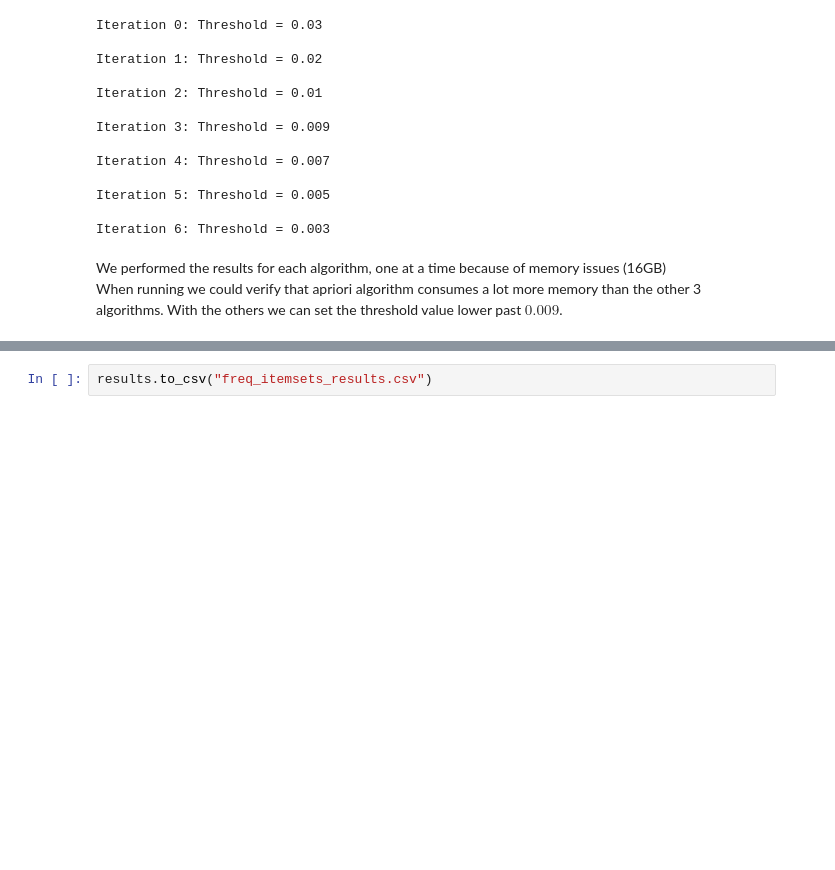
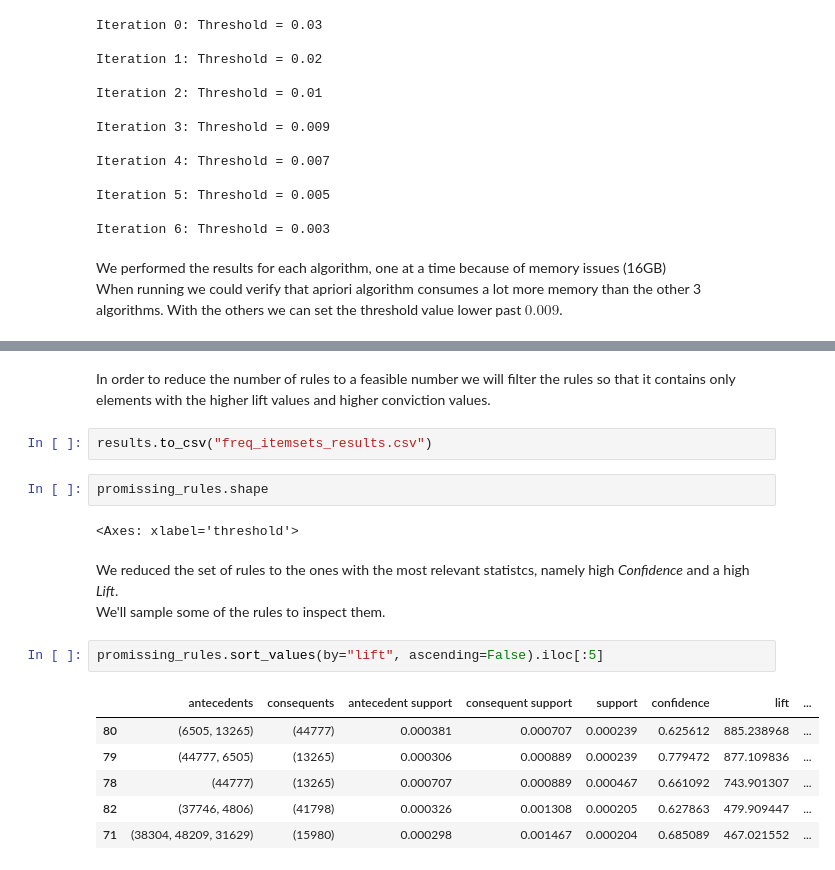
Before and after one commit to joelpoliveira/DataMiningCourse, a Jupyter notebook: Projeto/HA_2/main.ipynb, the cells around one changed output, grey strips where cells are left out. Drawn from its saved outputs; the diff is of its cells as text; blank space fills up the shorter version.

```diff
--- a/Projeto/HA_2/main.ipynb
+++ b/Projeto/HA_2/main.ipynb
@@ -152,2 +212,22 @@ results
+# %% [markdown]
+In order to reduce the number of rules to a feasible number we will filter the rules so that it contains only elements with the higher lift values and higher conviction values.
 # %%
 results.to_csv("freq_itemsets_results.csv")
+# %%
+promissing_rules.shape
+# %% [output]
+<Axes: xlabel='threshold'>
+# %% [markdown]
+We reduced the set of rules to the ones with the most relevant statistcs, namely high *Confidence* and a high *Lift*. <br>
+We'll sample some of the rules to inspect them.
+
+[comment]: <> (We can see that the rules *$54, 55, 57$* are similar. This could indicate that the itemset that leads to purchasing product $28459$ is some subset of those antecedents.)
+# %%
+promissing_rules.sort_values(by="lift", ascending=False).iloc[:5]
+# %% [output]
+|  | antecedents | consequents | antecedent support | consequent support | support | confidence | lift | ... |
+| 80 | (6505, 13265) | (44777) | 0.000381 | 0.000707 | 0.000239 | 0.625612 | 885.238968 | ... |
+| 79 | (44777, 6505) | (13265) | 0.000306 | 0.000889 | 0.000239 | 0.779472 | 877.109836 | ... |
+| 78 | (44777) | (13265) | 0.000707 | 0.000889 | 0.000467 | 0.661092 | 743.901307 | ... |
+| 82 | (37746, 4806) | (41798) | 0.000326 | 0.001308 | 0.000205 | 0.627863 | 479.909447 | ... |
+| 71 | (38304, 48209, 31629) | (15980) | 0.000298 | 0.001467 | 0.000204 | 0.685089 | 467.021552 | ... |
```
Also changed, not shown: parts of 47 cells of this notebook, 2 other files.
